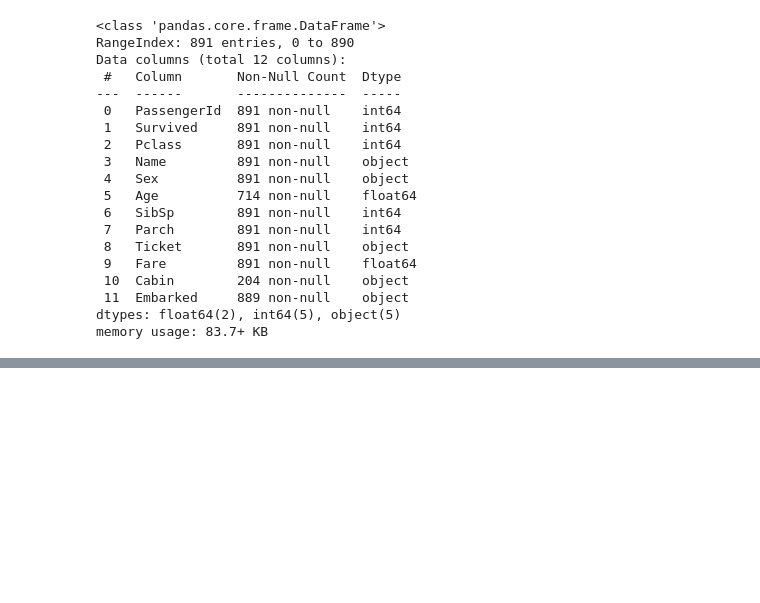
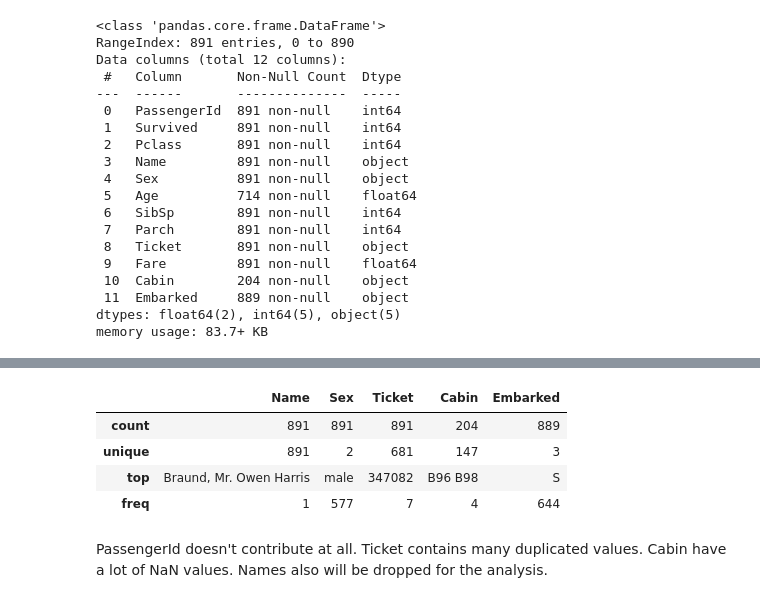
Before and after one commit to AlanMLCH/pythonDataScience, a Jupyter notebook: titanicKaggleChallenge/preProcess/practiceDocument.ipynb, the cells around one changed output, grey strips where cells are left out. Drawn from its saved outputs; the diff is of its cells as text; code cells hidden in the pictures; blank space fills up the shorter version.

Commit message:
First data assumtions analysis

```diff
--- a/titanicKaggleChallenge/preProcess/practiceDocument.ipynb
+++ b/titanicKaggleChallenge/preProcess/practiceDocument.ipynb
@@ -80,0 +142,10 @@ memory usage: 83.7+ KB
+# %%
+df.describe(include=['O'])
+# %% [output]
+|  | Name | Sex | Ticket | Cabin | Embarked |
+| count | 891 | 891 | 891 | 204 | 889 |
+| unique | 891 | 2 | 681 | 147 | 3 |
+| top | Braund, Mr. Owen Harris | male | 347082 | B96 B98 | S |
+| freq | 1 | 577 | 7 | 4 | 644 |
+# %% [markdown]
+PassengerId doesn't contribute at all. Ticket contains many duplicated values. Cabin have a lot of NaN values. Names also will be dropped for the analysis.
```
Also changed, not shown: parts of 8 cells of this notebook, 2 other files.
